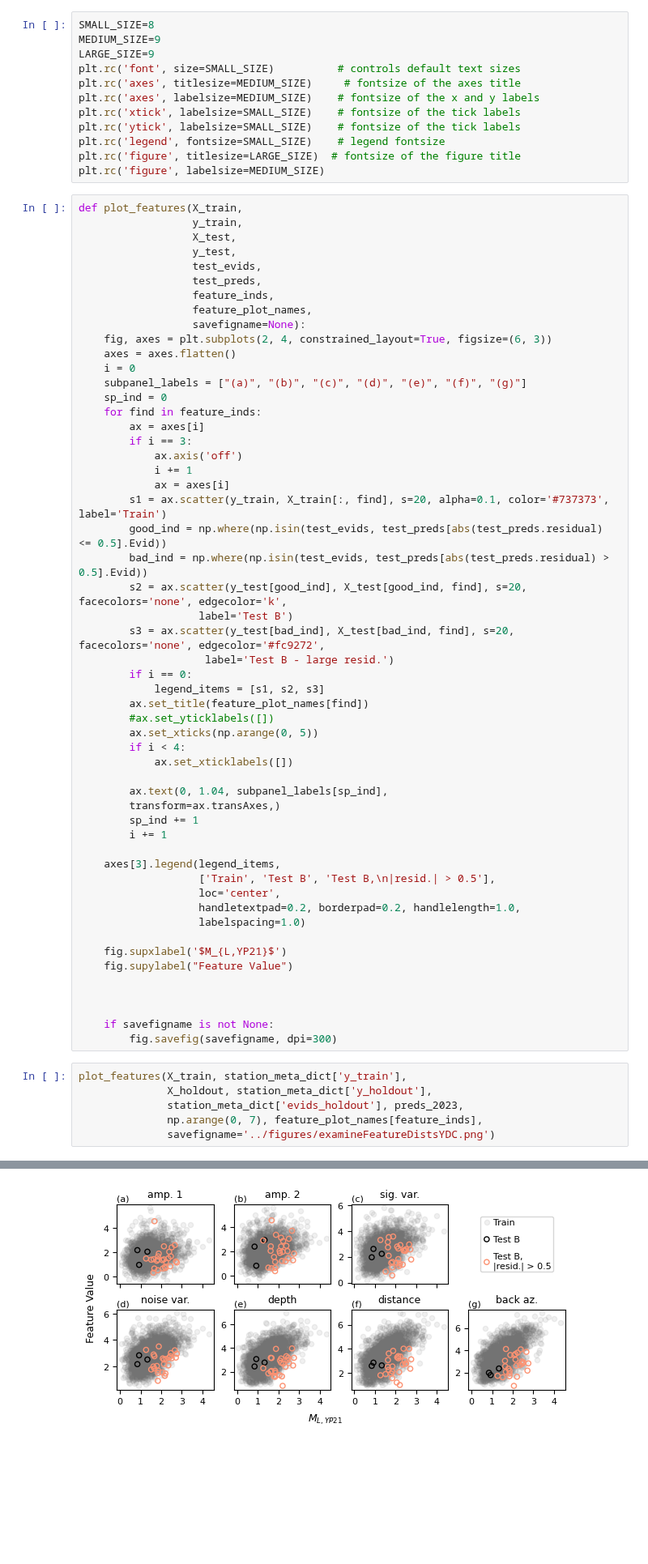
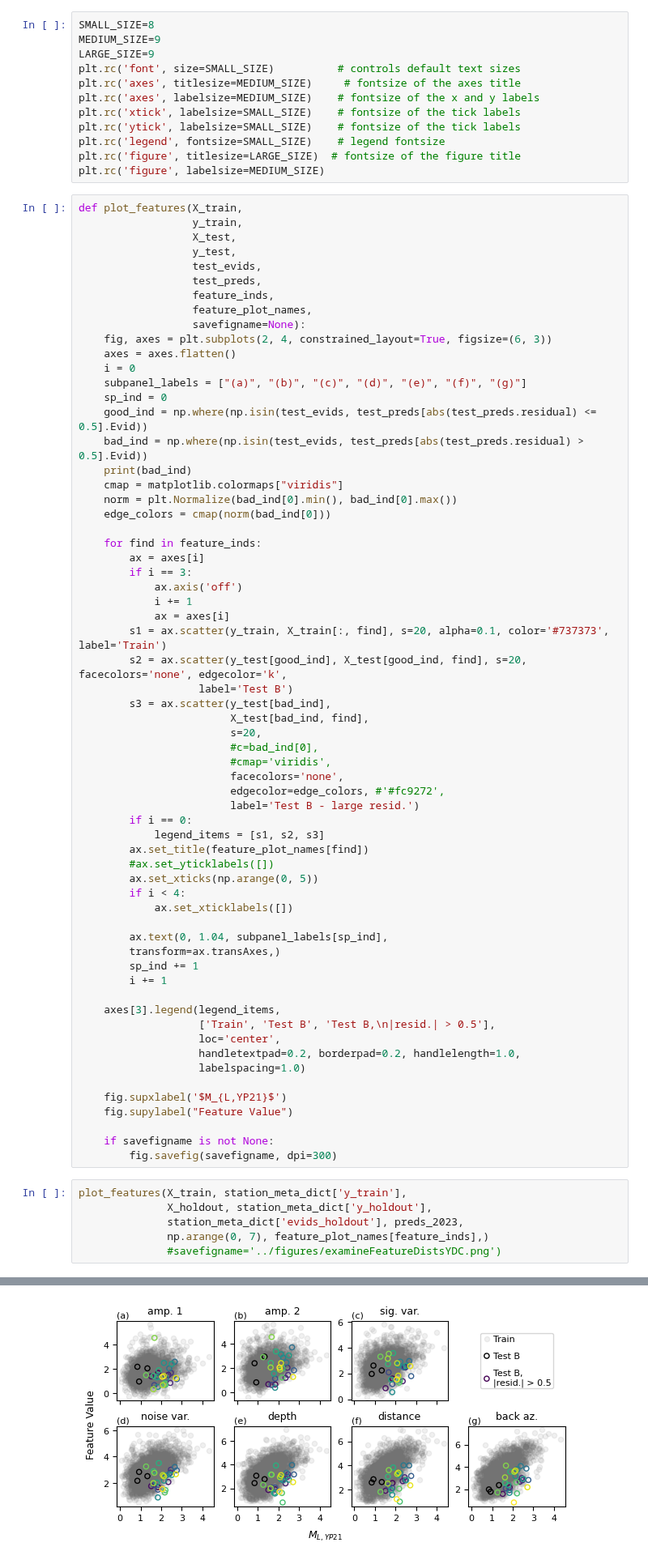
Before and after one commit to armstrong06/featmag, a Jupyter notebook: notebooks_results/whatsUpWithYDC.ipynb, the cells around one changed output, grey strips where cells are left out. Shown at 81% size. Drawn from its saved outputs; the diff is of its cells as text; blank space fills up the shorter version.

Commit message:
further examine station YDC results

```diff
--- a/notebooks_results/whatsUpWithYDC.ipynb
+++ b/notebooks_results/whatsUpWithYDC.ipynb
@@ -90,6 +92,13 @@ def plot_features(X_train,
     i = 0
     subpanel_labels = ["(a)", "(b)", "(c)", "(d)", "(e)", "(f)", "(g)"]
     sp_ind = 0
+    good_ind = np.where(np.isin(test_evids, test_preds[abs(test_preds.residual) <= 0.5].Evid))
+    bad_ind = np.where(np.isin(test_evids, test_preds[abs(test_preds.residual) > 0.5].Evid))
+    print(bad_ind)
+    cmap = matplotlib.colormaps["viridis"]
+    norm = plt.Normalize(bad_ind[0].min(), bad_ind[0].max())
+    edge_colors = cmap(norm(bad_ind[0]))
+
     for find in feature_inds:
         ax = axes[i]
         if i == 3:
@@ -97,12 +106,16 @@ def plot_features(X_train,
             i += 1
             ax = axes[i]
         s1 = ax.scatter(y_train, X_train[:, find], s=20, alpha=0.1, color='#737373', label='Train')
-        good_ind = np.where(np.isin(test_evids, test_preds[abs(test_preds.residual) <= 0.5].Evid))
-        bad_ind = np.where(np.isin(test_evids, test_preds[abs(test_preds.residual) > 0.5].Evid))
         s2 = ax.scatter(y_test[good_ind], X_test[good_ind, find], s=20, facecolors='none', edgecolor='k',
                    label='Test B')
-        s3 = ax.scatter(y_test[bad_ind], X_test[bad_ind, find], s=20, facecolors='none', edgecolor='#fc9272',
-                    label='Test B - large resid.')
+        s3 = ax.scatter(y_test[bad_ind],
+                        X_test[bad_ind, find],
+                        s=20,
+                        #c=bad_ind[0],
+                        #cmap='viridis',
+                        facecolors='none',
+                        edgecolor=edge_colors, #'#fc9272',
+                        label='Test B - large resid.')
         if i == 0:
             legend_items = [s1, s2, s3]
         ax.set_title(feature_plot_names[find])
@@ -125,14 +138,12 @@ def plot_features(X_train,
     fig.supxlabel('$M_{L,YP21}$')
     fig.supylabel("Feature Value")
 
-
-
     if savefigname is not None:
         fig.savefig(savefigname, dpi=300)
 # %%
 plot_features(X_train, station_meta_dict['y_train'],
               X_holdout, station_meta_dict['y_holdout'],
               station_meta_dict['evids_holdout'], preds_2023,
-              np.arange(0, 7), feature_plot_names[feature_inds],
-              savefigname='../figures/examineFeatureDistsYDC.png')
+              np.arange(0, 7), feature_plot_names[feature_inds],)
+              #savefigname='../figures/examineFeatureDistsYDC.png')
 # %% [output]
@@ -139,4 +152,4 @@ plot_features(X_train, station_meta_dict['y_train'],
-[figure, old version]
+[figure, new version]
 # %%
 X_train_s = scaler.transform(X_train[:, feature_inds])
 X_holdout_s = scaler.transform(X_holdout[:, feature_inds])
```
Also changed, not shown: parts of 25 cells of this notebook, 3 other files.
